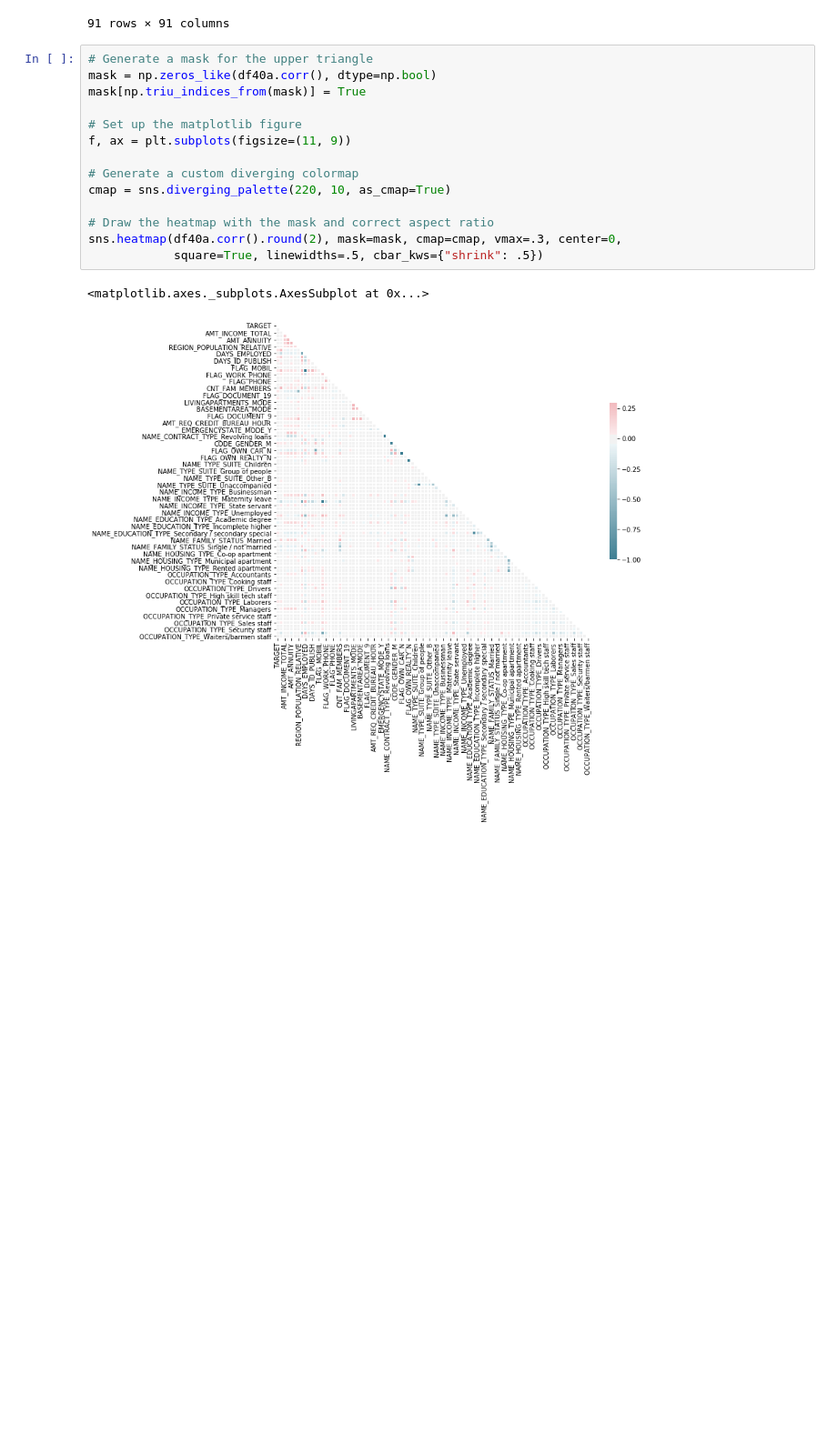
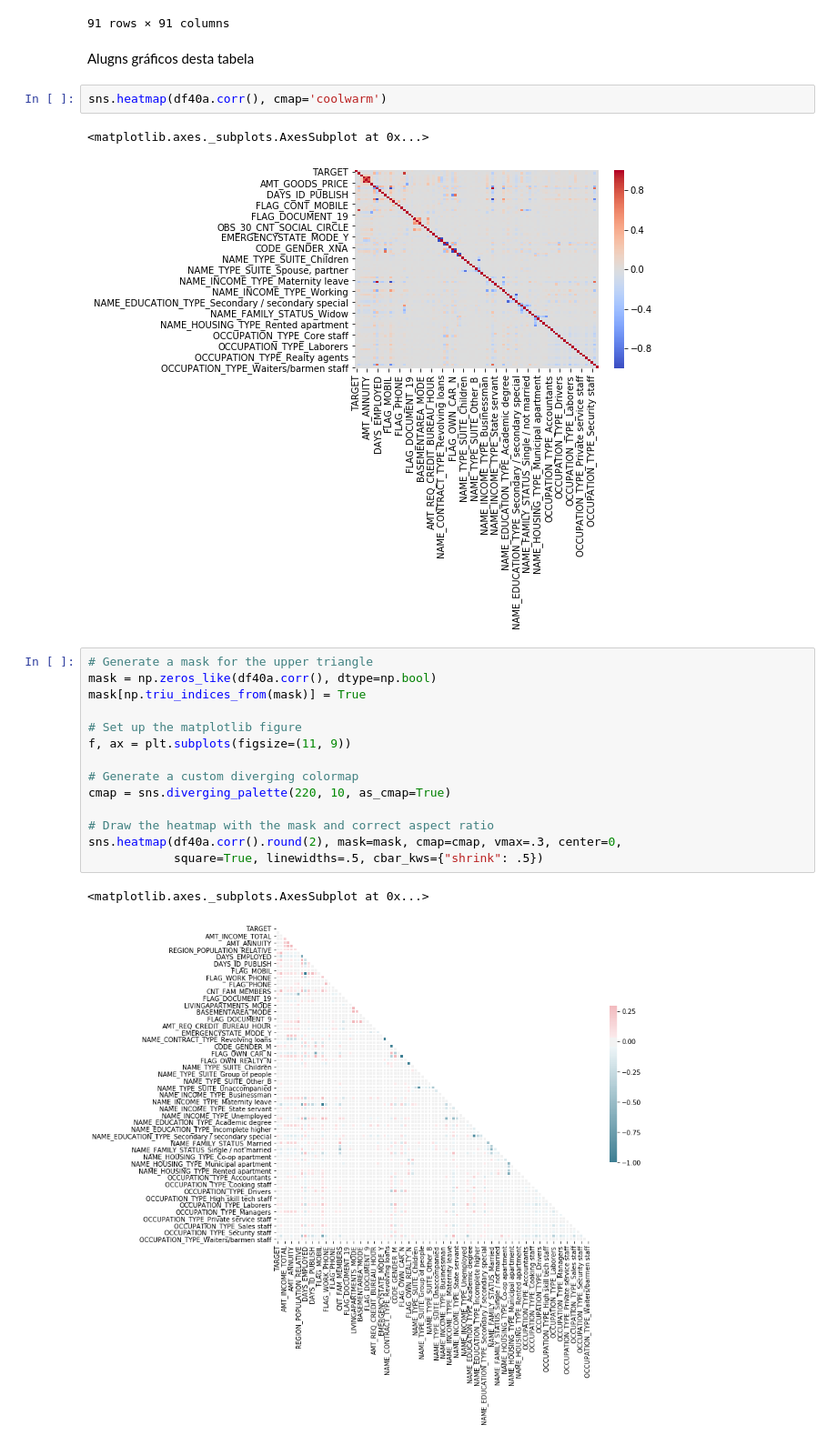
Before and after one commit to ricardoslee/Trabalhos, a Jupyter notebook: AIA/Trabalho1.ipynb, the cells around one changed output. Shown at 91% size. Cells and saved outputs as stored; diff of their text form; blank space fills up the shorter version.

Commit message:
Adicionados alguns gráficos

```diff
--- a/AIA/Trabalho1.ipynb
+++ b/AIA/Trabalho1.ipynb
@@ -597,6 +607,13 @@ df40a.corr()
 | OCCUPATION_TYPE_Unknown | -0.038691 | -0.175991 | -0.043544 | -0.041460 | -0.069903 | -0.039169 | ... |
 | OCCUPATION_TYPE_Waiters/barmen staff | 0.007802 | 0.003259 | -0.006863 | -0.017735 | -0.013056 | -0.017850 | ... |
 91 rows × 91 columns
+# %% [markdown]
+Alugns gráficos desta tabela
+# %%
+sns.heatmap(df40a.corr(), cmap='coolwarm')
+# %% [output]
+<matplotlib.axes._subplots.AxesSubplot at 0x...>
+[figure, added]
 # %%
 # Generate a mask for the upper triangle
 mask = np.zeros_like(df40a.corr(), dtype=np.bool)
```
Also changed, not shown: parts of 10 cells of this notebook.
